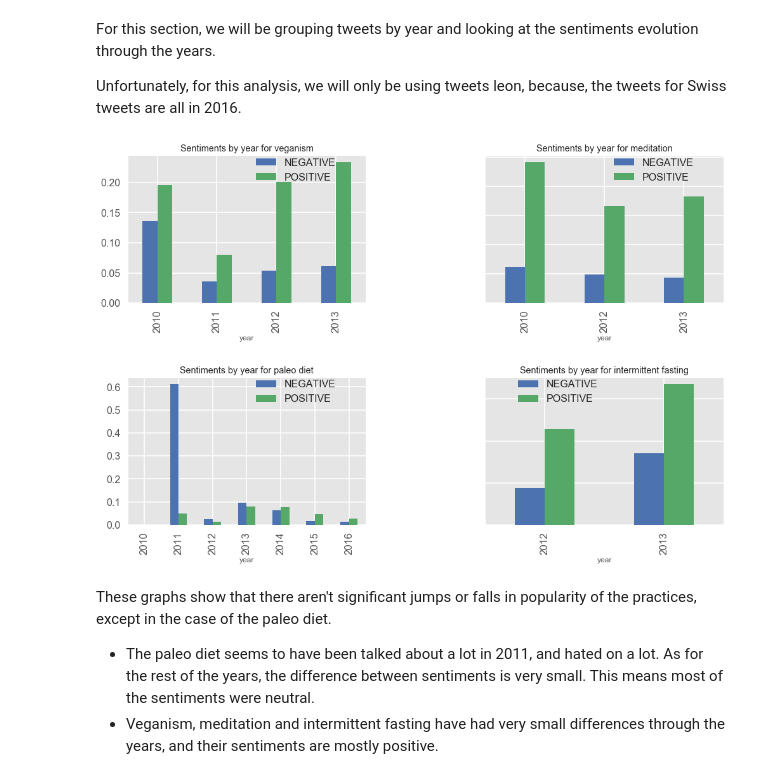
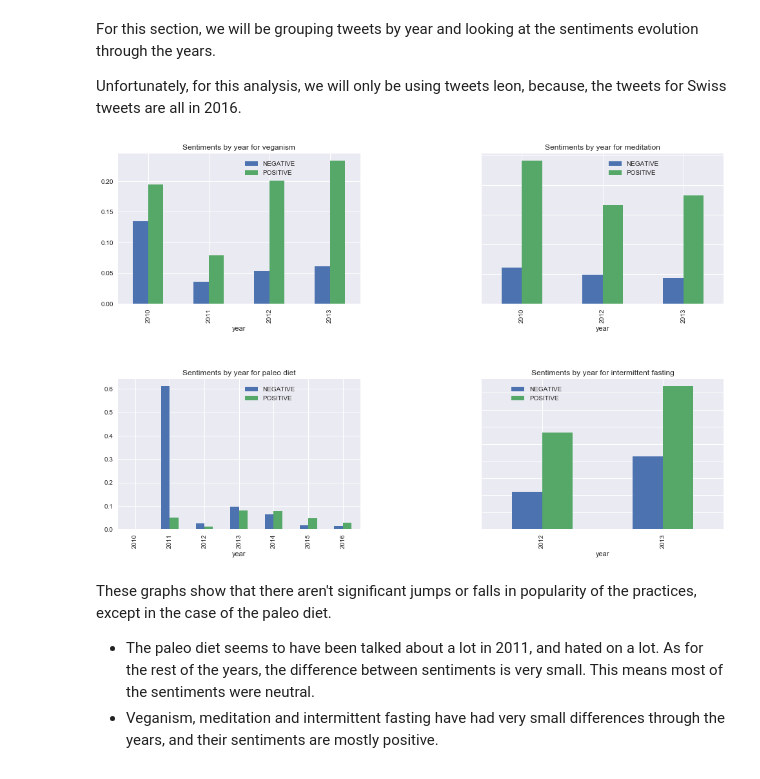
Before and after one commit to Firas11993/ada2017, a Jupyter notebook: Project/Project.ipynb, the cells around one changed output. Drawn from its saved outputs; the diff is of its cells as text; code cells hidden in the pictures.

```diff
--- a/Project/Project.ipynb
+++ b/Project/Project.ipynb
@@ -904,12 +907,12 @@ def barplots(dataframes, titles,figsize):
 # %%
 #Plotting sentiments by year.
 dataframes=[[grouped_vegan,grouped_medit],[grouped_paleo,grouped_fast]]
 titles=[['Sentiments by year for veganism','Sentiments by year for meditation'],['Sentiments by year for paleo diet','Sentiments by year for intermittent fasting']]
 barplots(dataframes,titles,(15,10))
-plt.style.use('ggplot')
+plt.style.use('seaborn-deep')
 plt.show()
 # %% [output]
-[figure, old version]
+[figure, new version]
 # %% [markdown]
 These graphs show that there aren't significant jumps or falls in popularity of the practices, except in the case of the paleo diet.
 - The paleo diet seems to have been talked about a lot in 2011, and hated on a lot. As for the rest of the years, the difference between sentiments is very small. This means most of the sentiments were neutral.
```
Also changed, not shown: parts of 10 cells of this notebook.
